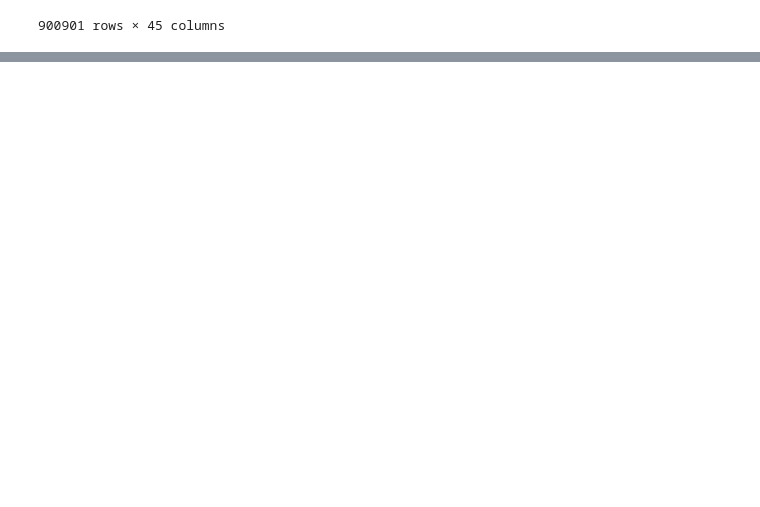
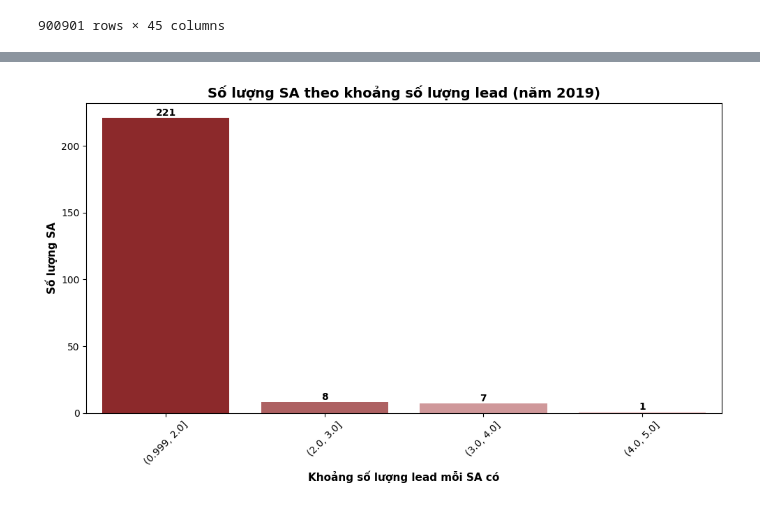
Before and after one commit to huynguyentuank22/DAZONE_2025, a Jupyter notebook: Round_3/EDA.ipynb, the cells around one changed output, grey strips where cells are left out. Saved outputs shown, nothing was run; the diff lists cells and outputs as text; code cells hidden in the pictures; blank space fills up the shorter version.

```diff
--- a/Round_3/EDA.ipynb
+++ b/Round_3/EDA.ipynb
@@ -112,0 +114,7 @@ shop_df
+# %%
+leads_df = leads_df.merge(employee_df, how='left', left_on='CODE_SA', right_on='CODE_EMPLOYEE')
+leads_df = leads_df.merge(shop_df, how='left', on='CODE_POS')
+leads_df['DTIME_CREATED'] = pd.to_datetime(leads_df['DTIME_CREATED'], format='mixed')
+leads_df['DATE_ASSIGNED'] = pd.to_datetime(leads_df['DATE_ASSIGNED'], format='mixed')
+leads_df['DATE_ACCEPTED'] = pd.to_datetime(leads_df['DATE_ACCEPTED'], format='mixed')
+leads_df
@@ -146,0 +315,90 @@ final_df
+# %%
+custom_cmap = LinearSegmentedColormap.from_list("custom_reds", ['#9C191B', '#F6CACC'])
+
+for year in sorted(leads_df['DTIME_CREATED'].dt.year.unique()):
+    valid_sa_year = leads_df[(leads_df['CODE_SA'] != -1) & (leads_df['DTIME_CREATED'].dt.year == year)]
+
+    # Bước 1
+    sa_lead_counts = valid_sa_year['CODE_SA'].value_counts()
+
+    # Bước 2
+    sa_lead_df = sa_lead_counts.reset_index()
+    sa_lead_df.columns = ['CODE_SA', 'LEAD_COUNT']
+    sa_lead_df = sa_lead_df.merge(
+        valid_sa_year[['CODE_SA', 'LEVEL_SA']].drop_duplicates(),
+        on='CODE_SA',
+        how='left'
+    )
+
+    # Bước 3
+    min_val, max_val = sa_lead_df['LEAD_COUNT'].min(), sa_lead_df['LEAD_COUNT'].max()
+    bin_edges = np.linspace(min_val, max_val, num=11)
+    bin_edges = np.round(bin_edges).astype(int)
+    bin_edges = np.unique(bin_edges)
+
+    sa_lead_df['LEAD_BIN'] = pd.cut(
+        sa_lead_df['LEAD_COUNT'],
+        bins=bin_edges,
+        include_lowest=True
+    )
+
+    # Bước 4
+    lead_count_distribution = (
+        sa_lead_df
+        .groupby('LEAD_BIN')['CODE_SA']
+        .count()
+        .reset_index(name='NUM_SA')
+    )
+
+    # Tạo bảng màu theo số lượng bin
+    colors = custom_cmap(np.linspace(0, 1, len(lead_count_distribution)))
+
+    plt.figure(figsize=(10, 6))
+    bars = sns.barplot(data=lead_count_distribution, x='LEAD_BIN', y='NUM_SA', palette=colors)
+
+    for bar in bars.patches:
+        height = bar.get_height()
+        plt.text(
+            bar.get_x() + bar.get_width() / 2,
+            height,
+            f'{int(height)}',
+            ha='center',
+            va='bottom',
+            fontsize=10,
+            fontweight='bold'
+        )
+
+    plt.title(f'Số lượng SA theo khoảng số lượng lead (năm {year})', fontsize=14, fontweight='bold')
+    plt.xlabel('Khoảng số lượng lead mỗi SA có', fontsize=11, fontweight='bold')
+    plt.ylabel('Số lượng SA', fontsize=11, fontweight='bold')
+    plt.xticks(rotation=45)
+    plt.tight_layout()
+    plt.show()
+
+    # Bước 5
+    level_dist = (
+        sa_lead_df
+        .groupby(['LEAD_BIN', 'LEVEL_SA'])['CODE_SA']
+        .count()
+        .reset_index(name='SA_COUNT')
+    )
+
+    level_dist['PCT'] = (
+        level_dist
+        .groupby('LEAD_BIN')['SA_COUNT']
+        .transform(lambda x: x / x.sum())
+    )
+
+    # Bước 6
+    pivot_df = level_dist.pivot(index='LEAD_BIN', columns='LEVEL_SA', values='PCT')
+    ax = pivot_df.plot(kind='bar', stacked=True, figsize=(10, 6), colormap=custom_cmap)
+
+    plt.title(f'Tỷ lệ LEVEL_SA theo khoảng số lượng lead (năm {year})', fontsize=14, fontweight='bold')
+    plt.ylabel('Tỷ lệ', fontsize=11, fontweight='bold')
+    plt.xlabel('Khoảng số lượng lead mỗi SA có', fontsize=11, fontweight='bold')
+    plt.xticks(rotation=45)
+    plt.legend(title='LEVEL_SA', bbox_to_anchor=(1.05, 1), loc='upper left')
+    plt.tight_layout()
+    plt.show()
+# %% [output]
+[figure, added]
```
Also changed, not shown: parts of 21 cells of this notebook, 5 other files.
